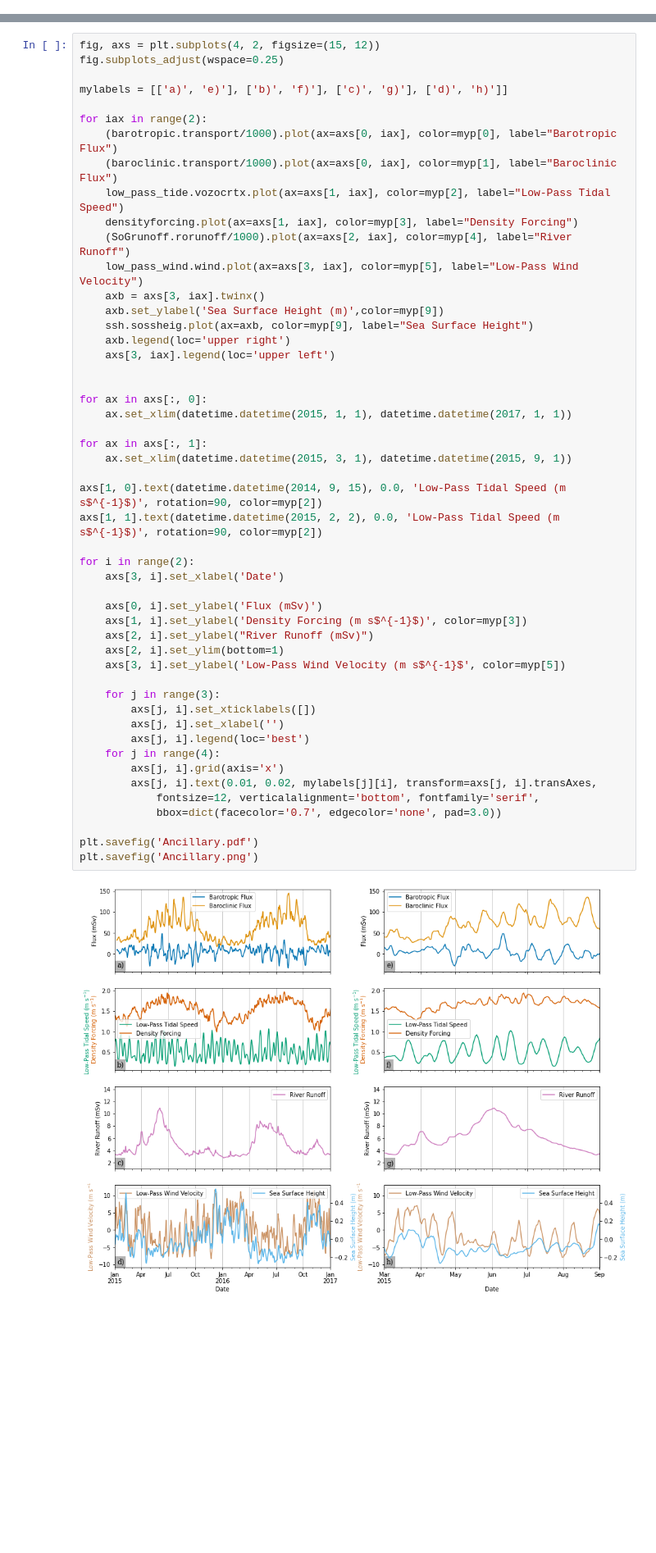
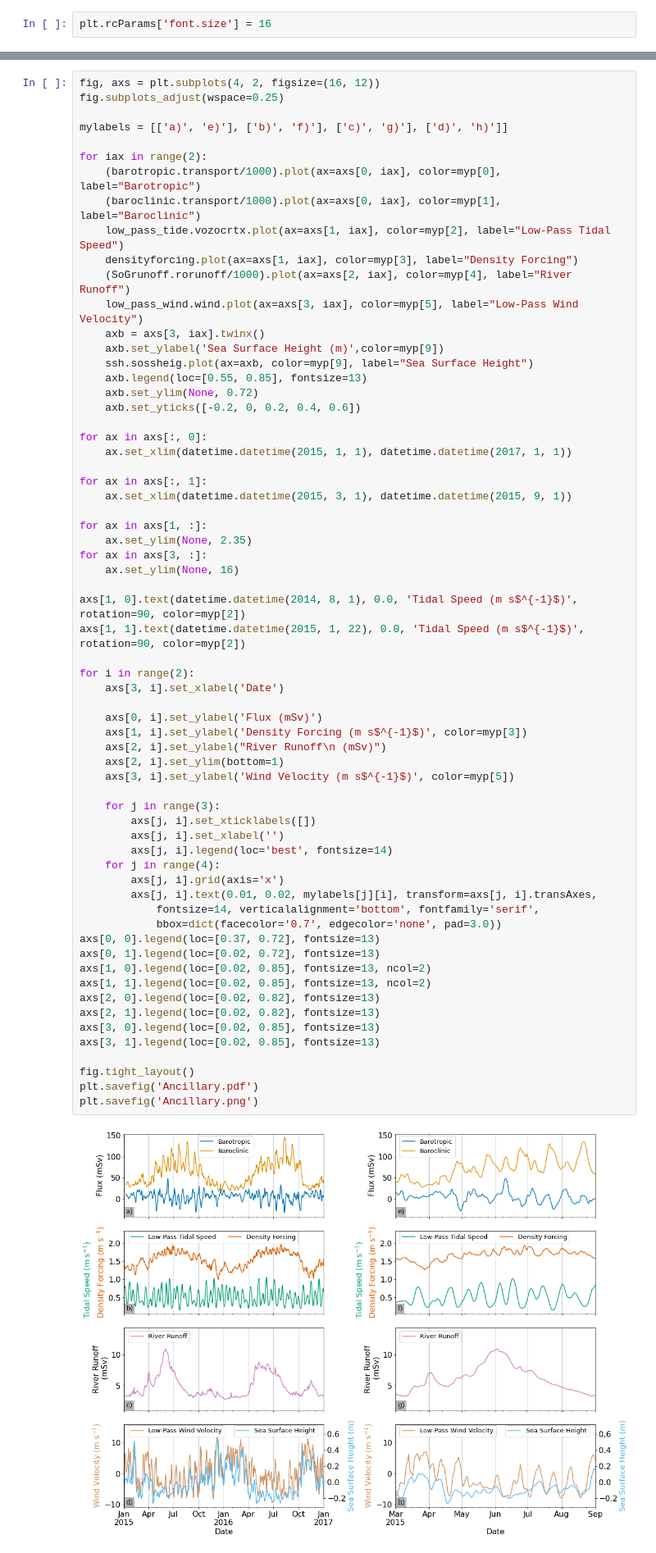
Before and after one commit to SalishSeaCast/analysis-susan, a Jupyter notebook: notebooks/Ariane/Ancillary.ipynb, the cells around one changed output, grey strips where cells are left out. Shown at 82% size. Drawn from its saved outputs; the diff is of its cells as text; blank space fills up the shorter version.

Commit message:
make the fonts bigger

```diff
--- a/notebooks/Ariane/Ancillary.ipynb
+++ b/notebooks/Ariane/Ancillary.ipynb
@@ -8,6 +8,8 @@ import pandas as pd
 import seaborn as sns
 
 %matplotlib inline
+# %%
+plt.rcParams['font.size'] = 16
 # %%
 sns.set_palette(sns.color_palette("colorblind"))
 myp = sns.color_palette('colorblind')
@@ -62,57 +64,71 @@ depthwidth = 50*10e3
 densitydiff = pd.concat([m2015, m2016, m2017, m2018])
 densityforcing = np.sqrt(goverrho*densitydiff[:])
 # %%
-fig, axs = plt.subplots(4, 2, figsize=(15, 12))
+fig, axs = plt.subplots(4, 2, figsize=(16, 12))
 fig.subplots_adjust(wspace=0.25)
 
 mylabels = [['a)', 'e)'], ['b)', 'f)'], ['c)', 'g)'], ['d)', 'h)']]
 
 for iax in range(2):
-    (barotropic.transport/1000).plot(ax=axs[0, iax], color=myp[0], label="Barotropic Flux")
-    (baroclinic.transport/1000).plot(ax=axs[0, iax], color=myp[1], label="Baroclinic Flux")
+    (barotropic.transport/1000).plot(ax=axs[0, iax], color=myp[0], label="Barotropic")
+    (baroclinic.transport/1000).plot(ax=axs[0, iax], color=myp[1], label="Baroclinic")
     low_pass_tide.vozocrtx.plot(ax=axs[1, iax], color=myp[2], label="Low-Pass Tidal Speed")
     densityforcing.plot(ax=axs[1, iax], color=myp[3], label="Density Forcing")
     (SoGrunoff.rorunoff/1000).plot(ax=axs[2, iax], color=myp[4], label="River Runoff")
     low_pass_wind.wind.plot(ax=axs[3, iax], color=myp[5], label="Low-Pass Wind Velocity")
     axb = axs[3, iax].twinx()
     axb.set_ylabel('Sea Surface Height (m)',color=myp[9])
     ssh.sossheig.plot(ax=axb, color=myp[9], label="Sea Surface Height")
-    axb.legend(loc='upper right')
-    axs[3, iax].legend(loc='upper left')
-
+    axb.legend(loc=[0.55, 0.85], fontsize=13)
+    axb.set_ylim(None, 0.72)
+    axb.set_yticks([-0.2, 0, 0.2, 0.4, 0.6])
 
 for ax in axs[:, 0]:
     ax.set_xlim(datetime.datetime(2015, 1, 1), datetime.datetime(2017, 1, 1))
 
 for ax in axs[:, 1]:
     ax.set_xlim(datetime.datetime(2015, 3, 1), datetime.datetime(2015, 9, 1))
 
-axs[1, 0].text(datetime.datetime(2014, 9, 15), 0.0, 'Low-Pass Tidal Speed (m s$^{-1}$)', rotation=90, color=myp[2])
-axs[1, 1].text(datetime.datetime(2015, 2, 2), 0.0, 'Low-Pass Tidal Speed (m s$^{-1}$)', rotation=90, color=myp[2])
+for ax in axs[1, :]:
+    ax.set_ylim(None, 2.35)
+for ax in axs[3, :]:
+    ax.set_ylim(None, 16)
+
+axs[1, 0].text(datetime.datetime(2014, 8, 1), 0.0, 'Tidal Speed (m s$^{-1}$)', rotation=90, color=myp[2])
+axs[1, 1].text(datetime.datetime(2015, 1, 22), 0.0, 'Tidal Speed (m s$^{-1}$)', rotation=90, color=myp[2])
 
 for i in range(2):
     axs[3, i].set_xlabel('Date')
 
     axs[0, i].set_ylabel('Flux (mSv)')
     axs[1, i].set_ylabel('Density Forcing (m s$^{-1}$)', color=myp[3])
-    axs[2, i].set_ylabel("River Runoff (mSv)")
+    axs[2, i].set_ylabel("River Runoff\n (mSv)")
     axs[2, i].set_ylim(bottom=1)
-    axs[3, i].set_ylabel('Low-Pass Wind Velocity (m s$^{-1}$', color=myp[5])
+    axs[3, i].set_ylabel('Wind Velocity (m s$^{-1}$)', color=myp[5])
 
     for j in range(3):
         axs[j, i].set_xticklabels([])
         axs[j, i].set_xlabel('')
-        axs[j, i].legend(loc='best')
+        axs[j, i].legend(loc='best', fontsize=14)
     for j in range(4):
         axs[j, i].grid(axis='x')
         axs[j, i].text(0.01, 0.02, mylabels[j][i], transform=axs[j, i].transAxes,
-            fontsize=12, verticalalignment='bottom', fontfamily='serif',
+            fontsize=14, verticalalignment='bottom', fontfamily='serif',
             bbox=dict(facecolor='0.7', edgecolor='none', pad=3.0))
+axs[0, 0].legend(loc=[0.37, 0.72], fontsize=13)
+axs[0, 1].legend(loc=[0.02, 0.72], fontsize=13)
+axs[1, 0].legend(loc=[0.02, 0.85], fontsize=13, ncol=2)
+axs[1, 1].legend(loc=[0.02, 0.85], fontsize=13, ncol=2)
+axs[2, 0].legend(loc=[0.02, 0.82], fontsize=13)
+axs[2, 1].legend(loc=[0.02, 0.82], fontsize=13)
+axs[3, 0].legend(loc=[0.02, 0.85], fontsize=13)
+axs[3, 1].legend(loc=[0.02, 0.85], fontsize=13)
 
+fig.tight_layout()
 plt.savefig('Ancillary.pdf')
 plt.savefig('Ancillary.png')
 # %% [output]
-[figure, old version]
+[figure, new version]
 # %%
 fig, axs = plt.subplots(4, 1, figsize=(15, 12))
 fig.subplots_adjust(wspace=0.25)
```
Also changed, not shown: parts of 1 cell of this notebook, 4 other files.
